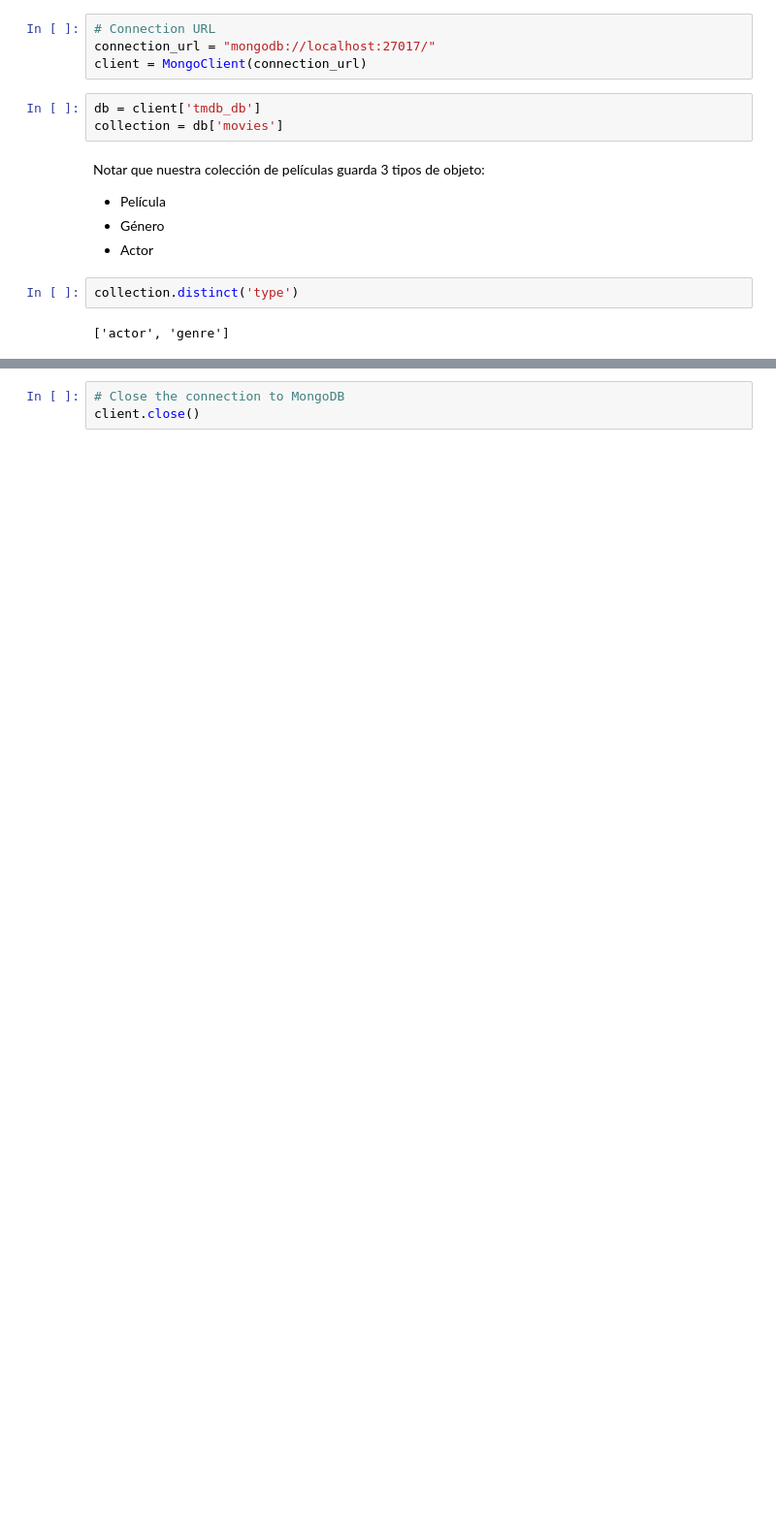
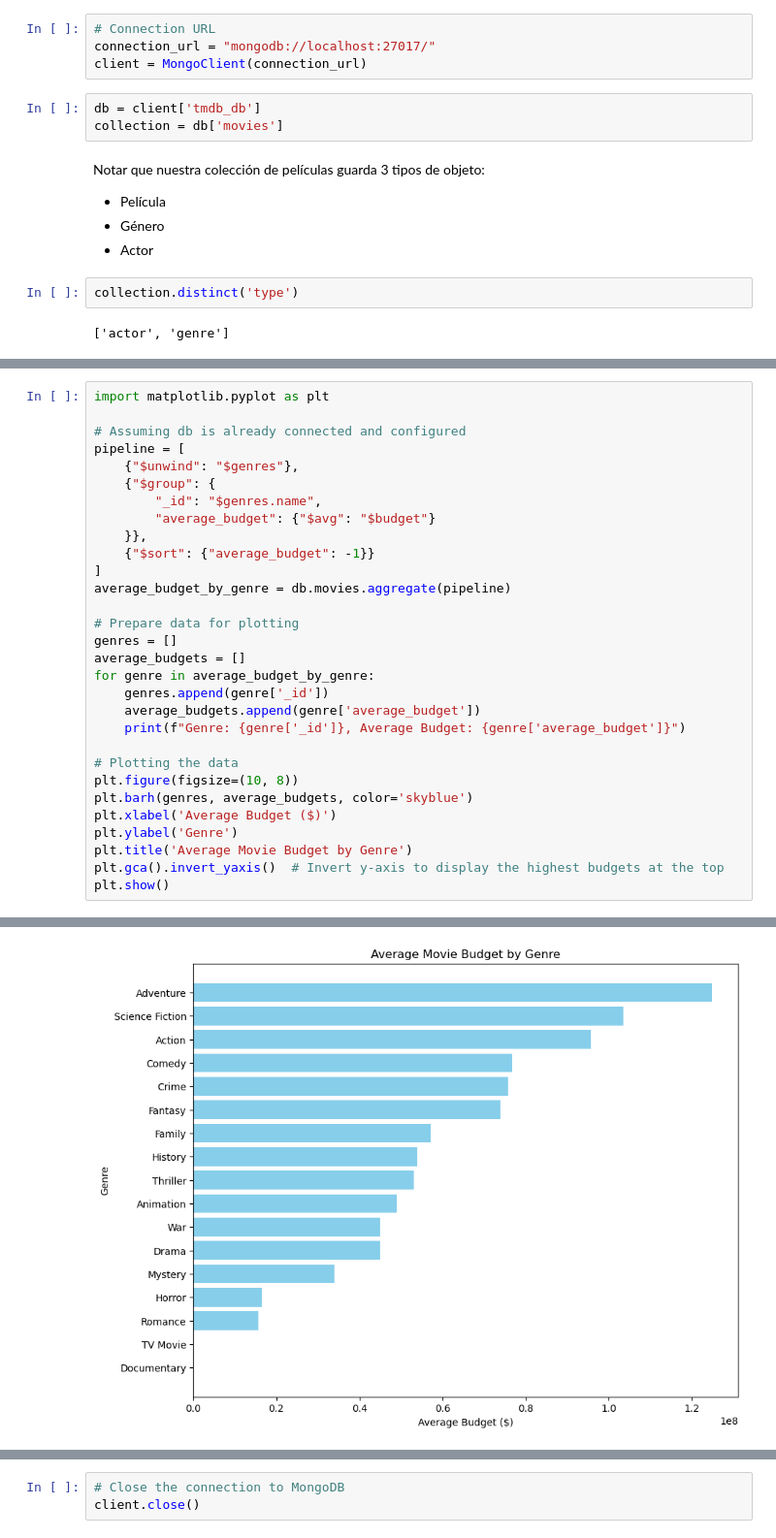
Before and after one commit to garcia-gayou/MovieDatabaseNoSQL, a Jupyter notebook: mongo_queries.ipynb, the cells around one changed output, grey strips where cells are left out. Shown: that part at 97% size. Drawn from its saved outputs; the diff is of its cells as text; blank space fills up the shorter version.

```diff
--- a/mongo_queries.ipynb
+++ b/mongo_queries.ipynb
@@ -18,0 +168,31 @@ collection.distinct('type')
+# %%
+import matplotlib.pyplot as plt
+
+# Assuming db is already connected and configured
+pipeline = [
+    {"$unwind": "$genres"},
+    {"$group": {
+        "_id": "$genres.name",
+        "average_budget": {"$avg": "$budget"}
+    }},
+    {"$sort": {"average_budget": -1}}
+]
+average_budget_by_genre = db.movies.aggregate(pipeline)
+
+# Prepare data for plotting
+genres = []
+average_budgets = []
+for genre in average_budget_by_genre:
+    genres.append(genre['_id'])
+    average_budgets.append(genre['average_budget'])
+    print(f"Genre: {genre['_id']}, Average Budget: {genre['average_budget']}")
+
+# Plotting the data
+plt.figure(figsize=(10, 8))
+plt.barh(genres, average_budgets, color='skyblue')
+plt.xlabel('Average Budget ($)')
+plt.ylabel('Genre')
+plt.title('Average Movie Budget by Genre')
+plt.gca().invert_yaxis()  # Invert y-axis to display the highest budgets at the top
+plt.show()
+# %% [output]
@@ -19,2 +216,3 @@ collection.distinct('type')
+[figure, added]
 # %%
 pipeline = [
```
Also changed, not shown: parts of 12 cells of this notebook.
